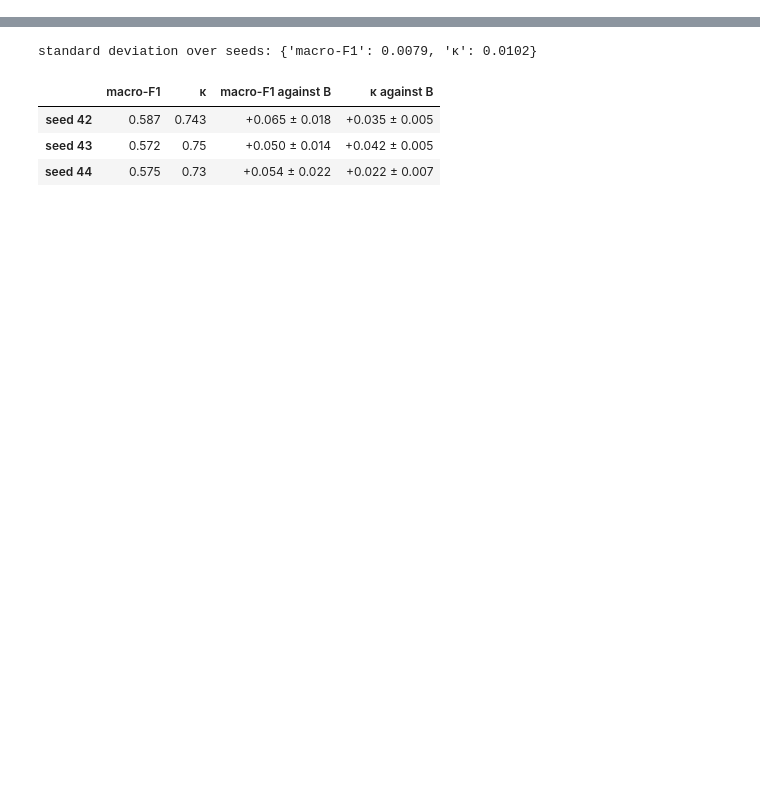
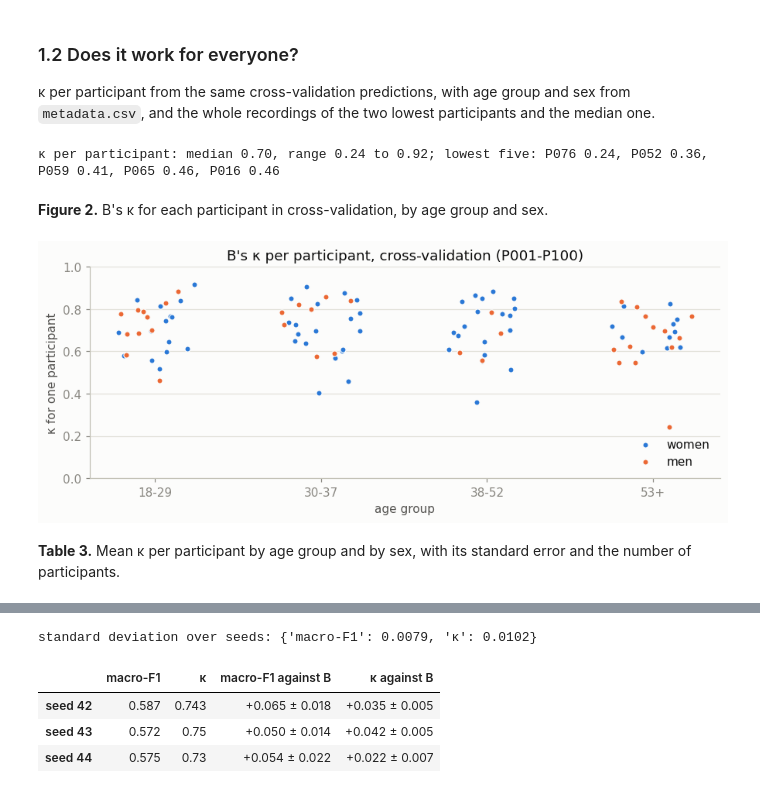
Before and after one commit to Alexr951/Capture-24, a Jupyter notebook: capture24_new_model.ipynb, the cells around one changed output, grey strips where cells are left out. Saved outputs shown, nothing was run; the diff lists cells and outputs as text; code cells hidden in the pictures; blank space fills up the shorter version.

```diff
--- a/capture24_new_model.ipynb
+++ b/capture24_new_model.ipynb
@@ -488,0 +268,40 @@ The chosen combination is fitted twice more on the five folds, with other seeds
+# %% [markdown]
+### 1.2 Does it work for everyone?
+
+κ per participant from the same cross-validation predictions, with age group and sex from `metadata.csv`, and the whole recordings of the two lowest participants and the median one.
+# %%
+def participant_kappa(preds):
+    rows = np.concatenate(CV_ROWS)
+    table = pd.DataFrame({"participant": GROUPS[rows], "truth": Y[rows], "pred": np.concatenate(preds)})
+    return table.groupby("participant").apply(
+        lambda t: metrics_from_cm(confusion_matrix(t["truth"], t["pred"], labels=range(K)))["kappa"], include_groups=False)
+
+
+META = pd.read_csv(RAW / "metadata.csv", index_col="pid")
+KAPPA = participant_kappa(CV_PRED["B"]).sort_values()
+print(f"κ per participant: median {KAPPA.median():.2f}, range {KAPPA.min():.2f} to {KAPPA.max():.2f}; lowest five: "
+      + ", ".join(f"{p} {k:.2f}" for p, k in KAPPA.head(5).items()))
+# %% [output]
+κ per participant: median 0.70, range 0.24 to 0.92; lowest five: P076 0.24, P052 0.36, P059 0.41, P065 0.46, P016 0.46
+# %% [markdown]
+**Figure 2.** B's κ for each participant in cross-validation, by age group and sex.
+# %%
+def plot_participant_kappa(kappa, meta):
+    ages = sorted(meta["age"].unique())
+    jitter = np.random.default_rng(SEED)
+    _, ax = plt.subplots(figsize=(8, 3.2), layout="constrained")
+    for sex, label, color in (("F", "women", BLUE), ("M", "men", ORANGE)):
+        who = meta.index[(meta["sex"] == sex) & meta.index.isin(kappa.index)]
+        x = meta.loc[who, "age"].map(ages.index) + jitter.uniform(-0.25, 0.25, len(who))
+        ax.scatter(x, kappa[who], s=22, color=color, edgecolor="#fcfcfb", linewidth=0.8, label=label)
+    ax.set_xticks(range(len(ages)), ages)
+    ax.set(xlabel="age group", ylabel="κ for one participant", ylim=(0, 1), title="B's κ per participant, cross-validation (P001-P100)")
+    ax.grid(axis="x", visible=False)
+    ax.legend(loc="lower right")
+
+
+plot_participant_kappa(KAPPA, META)
+# %% [output]
+[figure, added]
+# %% [markdown]
+**Table 3.** Mean κ per participant by age group and by sex, with its standard error and the number of participants.
```
Also changed, not shown: parts of 120 cells of this notebook, 5 other files.
